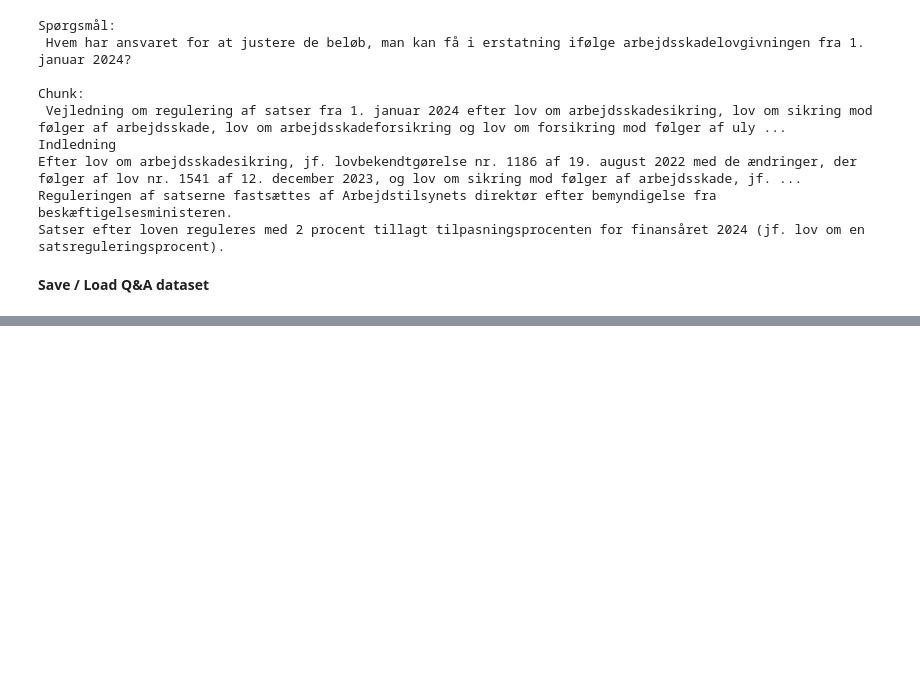
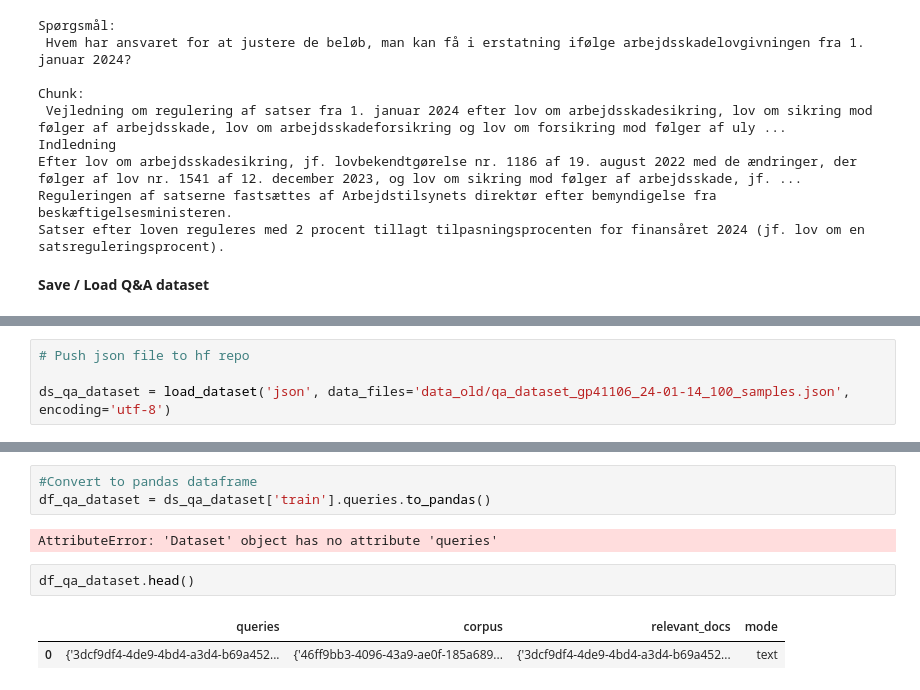
Before and after one commit to jalkestrup/genq_dansk, a Jupyter notebook: 01_qgen.ipynb, the cells around one changed output, grey strips where cells are left out. Drawn from its saved outputs; the diff is of its cells as text; blank space fills up the shorter version.

Commit message:
updated qgen and pushed synthetic questions to HF in dataset format

```diff
--- a/01_qgen.ipynb
+++ b/01_qgen.ipynb
@@ -287,0 +298,4 @@ qa_dataset.save_json("data/data/qa_dataset_gp41106_100_samples.json")
+# %%
+# Push json file to hf repo
+
+ds_qa_dataset = load_dataset('json', data_files='data_old/qa_dataset_gp41106_24-01-14_100_samples.json', encoding='utf-8')
@@ -287,0 +322,10 @@ qa_dataset.save_json("data/data/qa_dataset_gp41106_100_samples.json")
+# %%
+#Convert to pandas dataframe
+df_qa_dataset = ds_qa_dataset['train'].queries.to_pandas()
+# %% [output]
+AttributeError: 'Dataset' object has no attribute 'queries'
+# %%
+df_qa_dataset.head()
+# %% [output]
+|  | queries | corpus | relevant_docs | mode |
+| 0 | {'3dcf9df4-4de9-4bd4-a3d4-b69a452... | {'46ff9bb3-4096-43a9-ae0f-185a689... | {'3dcf9df4-4de9-4bd4-a3d4-b69a452... | text |
```
Also changed, not shown: parts of 8 cells of this notebook.
